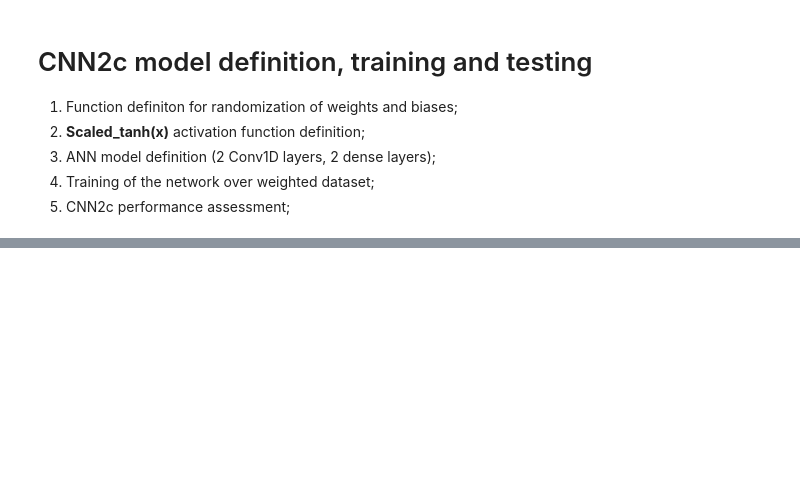
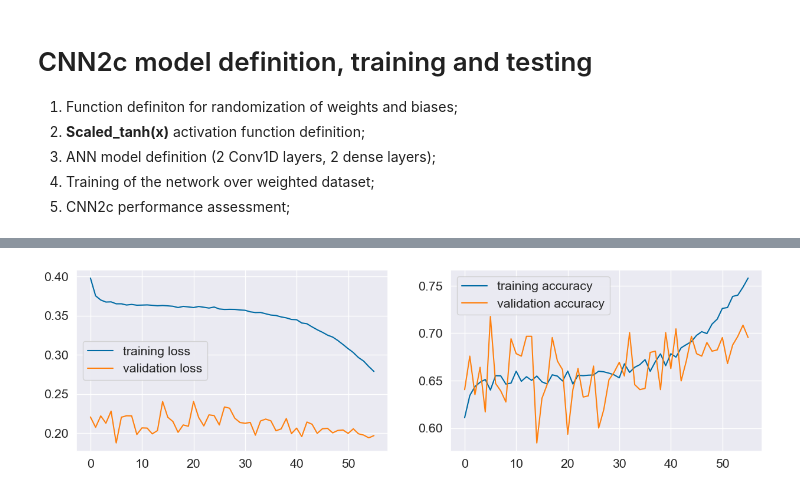
Before and after one commit to qossayrida/neurospell-context-aware, a Jupyter notebook: code/jupyter/CNN2c.ipynb, the cells around one changed output, grey strips where cells are left out. Saved outputs shown, nothing was run; the diff lists cells and outputs as text; code cells hidden in the pictures; blank space fills up the shorter version.

```diff
--- a/code/jupyter/CNN2c.ipynb
+++ b/code/jupyter/CNN2c.ipynb
@@ -274,12 +255,12 @@ print("# Samples of EEG signals after downsampling: {}".format(len(signals_test[
 # %%
 # Number of EEG channels
-N_CHANNELS = len(CHANNELS)
+N_CHANNELS = len(channels)
 # Window duration after each flashing [ms]
 WINDOW_DURATION = 650
 # Number of samples of each window
-WINDOW_SAMPLES = round(SAMPLING_FREQUENCY * (WINDOW_DURATION / 1000))
+WINDOW_SAMPLES = round(sampling_frequency * (WINDOW_DURATION / 1000))
 # Number of samples for each character in trials
-SAMPLES_PER_TRIAL_TEST = len(signals[0])
+samples_per_trial_test = len(signals_train[0])
 
 test_features = []
 test_labels = []
@@ -288,8 +269,8 @@ windowed_stimulus = []
 count_positive = 0
 count_negative = 0
 
-for trial in range(TRIALS_TEST):
-    for sample in (range(SAMPLES_PER_TRIAL_TEST)):
+for trial in range(trials_test):
+    for sample in (range(samples_per_trial_test)):
         if (sample == 0) or (flashing_test[trial, sample-1] == 0 and flashing_test[trial, sample] == 1):
             lower_sample = sample
             upper_sample = sample + WINDOW_SAMPLES
@@ -323,3 +304,7 @@ test_labels = np.array(test_labels)
 # 3D tensor (SAMPLES, 78, 64)
 dim_test = test_features.shape
 print("Features tensor shape: {}".format(dim_test))
+
+# Data normalization Zi = (Xi - mu) / sigma
+for pattern in range(len(test_features)):
+    test_features[pattern] = scale(test_features[pattern], axis=0)
@@ -394,13 +396,4 @@ CNN2c_model(channels=N_CHANNELS, filters=10).summary()
 # %%
-# Model definition
-model = CNN2c_model(channels=N_CHANNELS, filters=10)
-
-# Callback to save best model only
-checkpoint = ModelCheckpoint(filepath=MODEL_LOCATIONS_FILE_PATH +  "/model" + ELECTRODE_SELECTED + ".h5",
-                             monitor='val_loss',
-                             mode='min',
-                             save_best_only=True)
-
 # Callback to stop when loss on validation set doesn't decrease in 50 epochs
 earlystop = EarlyStopping(monitor = 'val_loss',
                               mode = 'min',
@@ -413,6 +406,21 @@ history = model.fit(x=train_features,
                     batch_size=BATCH_SIZE,
                     epochs=EPOCHS,
                     validation_split=VALID_SPLIT,
-                    callbacks=[checkpoint, earlystop],
+                    callbacks=[earlystop],
                     shuffle=SHUFFLE,
                     class_weight={0: 1., 1: train_ratio})
+
+# Find the epoch with the lowest validation loss
+best_epoch = np.argmin(history.history['val_loss'])
+print(f"Best epoch: {best_epoch + 1} with validation loss: {history.history['val_loss'][best_epoch]}")
+
+# Reload the best weights manually
+best_weights = model.get_weights()
+model.set_weights(best_weights)
+
+# Define a new model to reuse the best configuration
+best_model = CNN2c_model(channels=8, filters=10)
+best_model.set_weights(best_weights)
+
+# Compile the best model
+best_model.compile(optimizer='adam', loss='mean_squared_error', metrics=['accuracy'])
@@ -419,17 +445,19 @@ history = model.fit(x=train_features,
 # %%
 plt.figure(figsize=(15,4))
 plt.style.use('tableau-colorblind10')
 
 # Plots of loss curves during training
 plt.subplot(1,2,1)
 plt.plot(history.history['loss'], label="training loss")
 plt.plot(history.history['val_loss'], label="validation loss")
 plt.legend()
 
 # Plots of accuracy curves during training
 plt.subplot(1,2,2)
-plt.plot(history.history['acc'], label="training accuracy")
-plt.plot(history.history['val_acc'], label="validation accuracy")
+plt.plot(history.history['accuracy'], label="training accuracy")
+plt.plot(history.history['val_accuracy'], label="validation accuracy")
 plt.legend()
 
 plt.show()
+# %% [output]
+[figure, added]
```
Also changed, not shown: parts of 26 cells of this notebook, 5 other files.
